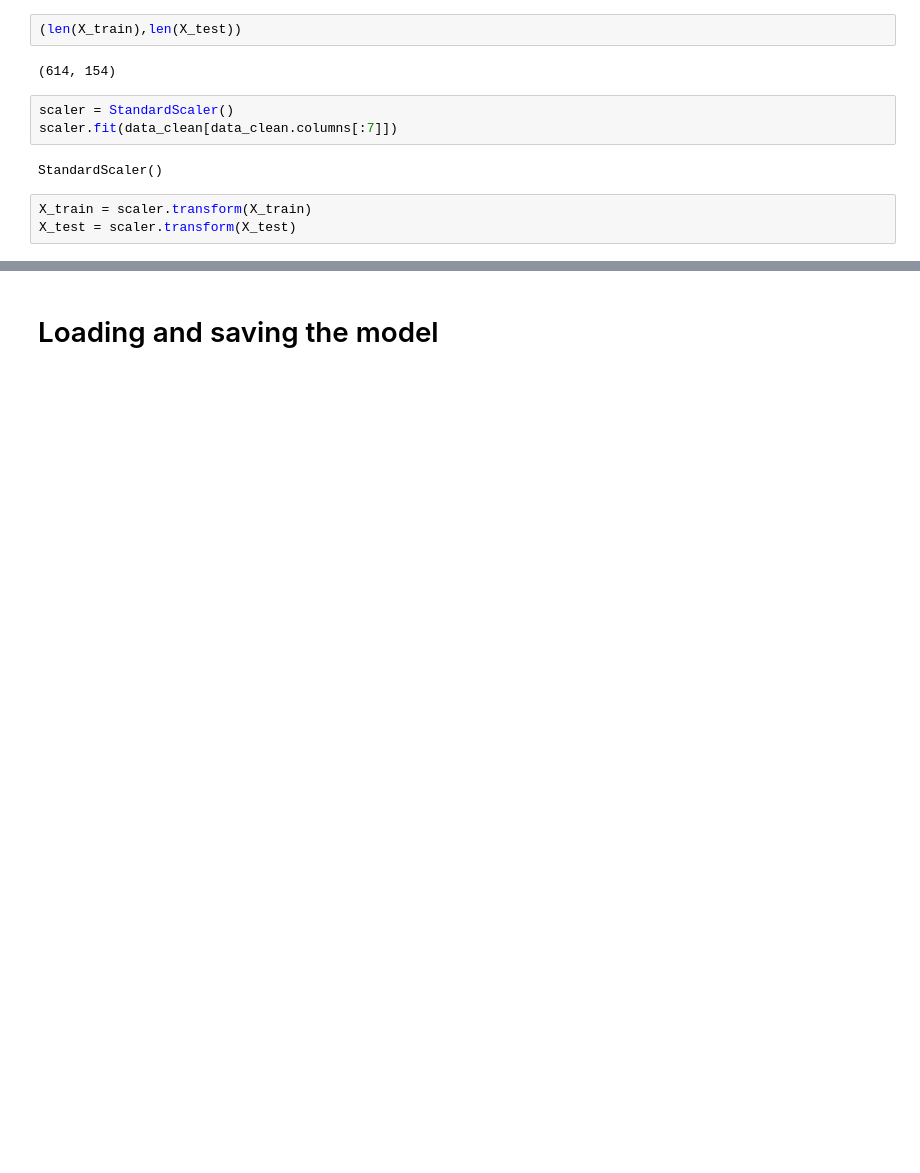
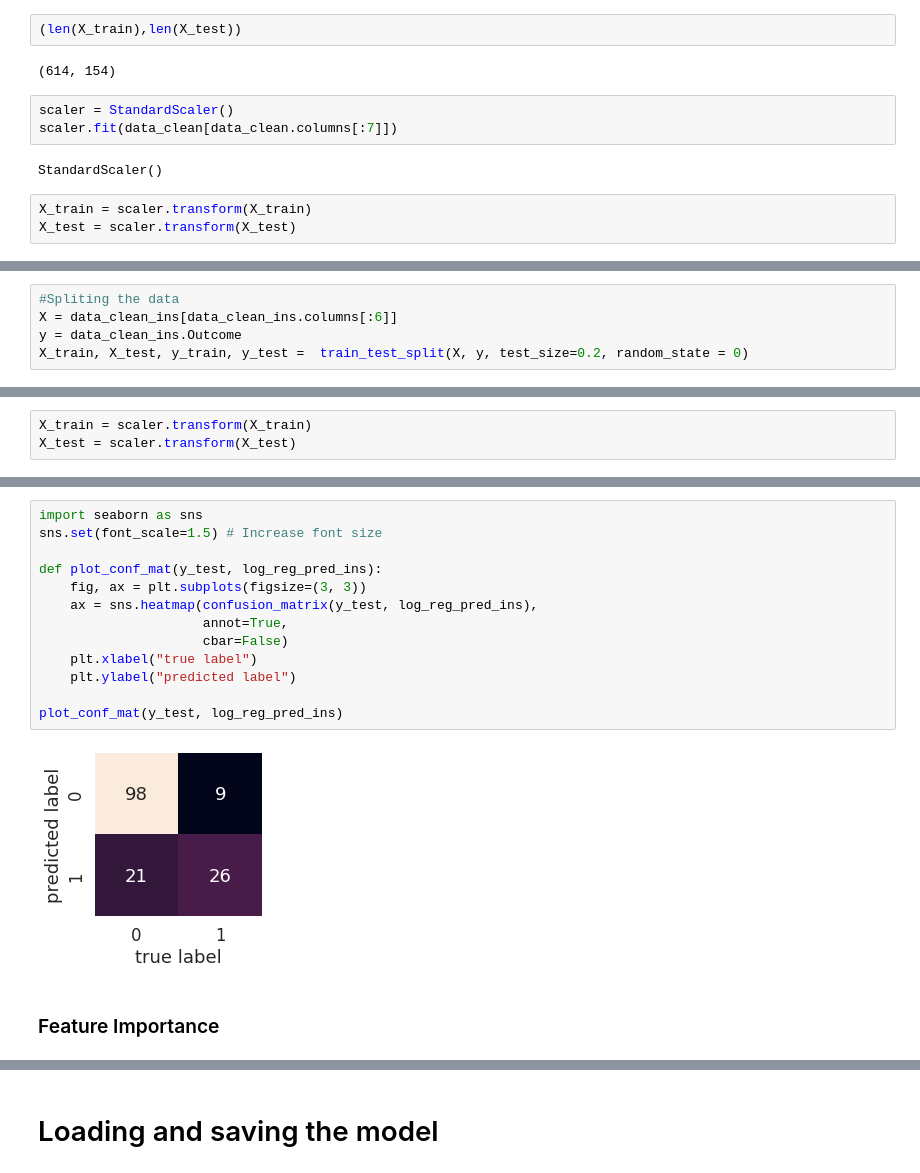
Before and after one commit to DenisaArtean/Diabetes-Prediction, a Jupyter notebook: Diabetes.ipynb, the cells around one changed output, grey strips where cells are left out. Cells and saved outputs as stored; diff of their text form; blank space fills up the shorter version.

```diff
--- a/Diabetes.ipynb
+++ b/Diabetes.ipynb
@@ -480,0 +512,5 @@ feature_df.T.plot.bar(title="Feature Importance", legend=False);
+# %%
+#Spliting the data
+X = data_clean_ins[data_clean_ins.columns[:6]]
+y = data_clean_ins.Outcome
+X_train, X_test, y_train, y_test =  train_test_split(X, y, test_size=0.2, random_state = 0)
@@ -480,0 +532,3 @@ feature_df.T.plot.bar(title="Feature Importance", legend=False);
+# %%
+X_train = scaler.transform(X_train)
+X_test = scaler.transform(X_test)
@@ -480,0 +547,17 @@ feature_df.T.plot.bar(title="Feature Importance", legend=False);
+# %%
+import seaborn as sns
+sns.set(font_scale=1.5) # Increase font size
+
+def plot_conf_mat(y_test, log_reg_pred_ins):
+    fig, ax = plt.subplots(figsize=(3, 3))
+    ax = sns.heatmap(confusion_matrix(y_test, log_reg_pred_ins),
+                     annot=True,
+                     cbar=False)
+    plt.xlabel("true label")
+    plt.ylabel("predicted label")
+
+plot_conf_mat(y_test, log_reg_pred_ins)
+# %% [output]
+[figure, added]
+# %% [markdown]
+### Feature Importance
```
Also changed, not shown: parts of 85 cells of this notebook.
